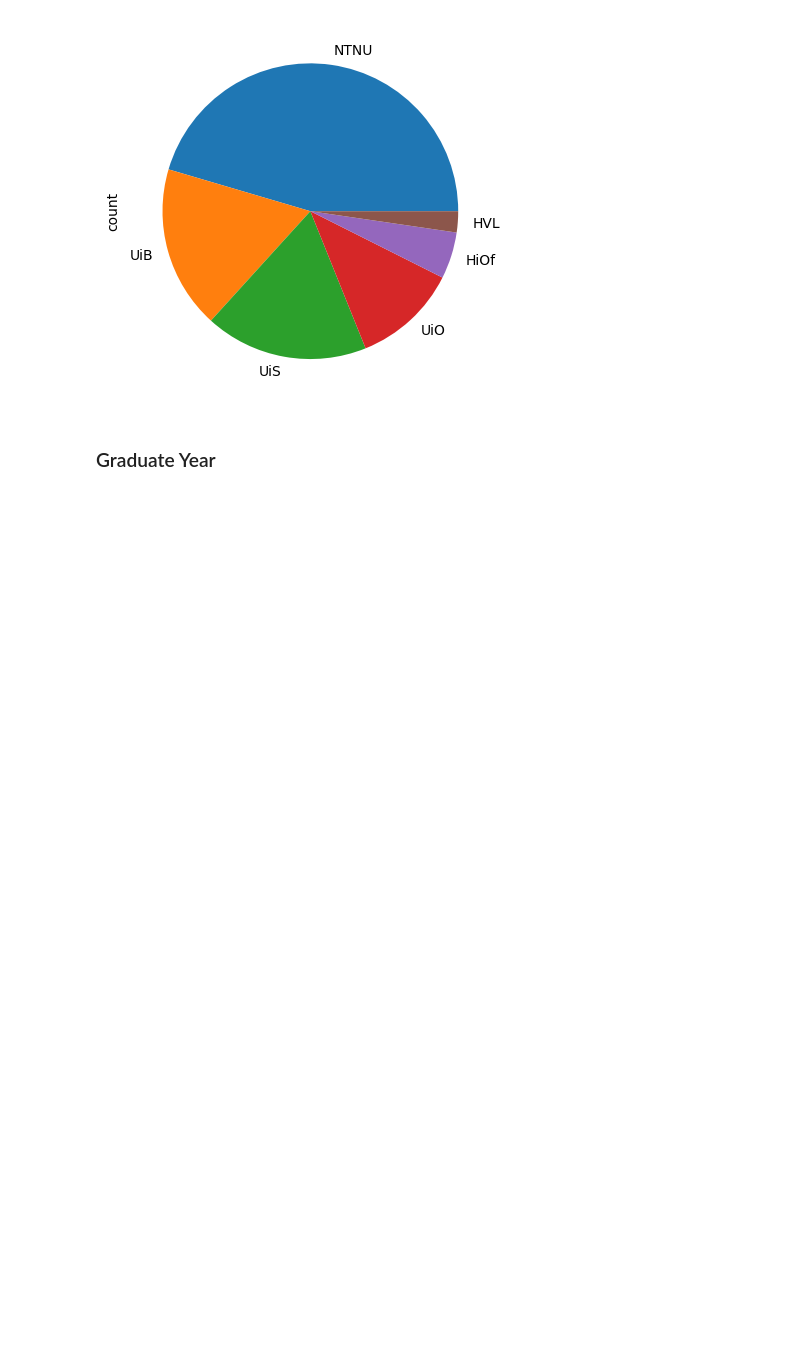
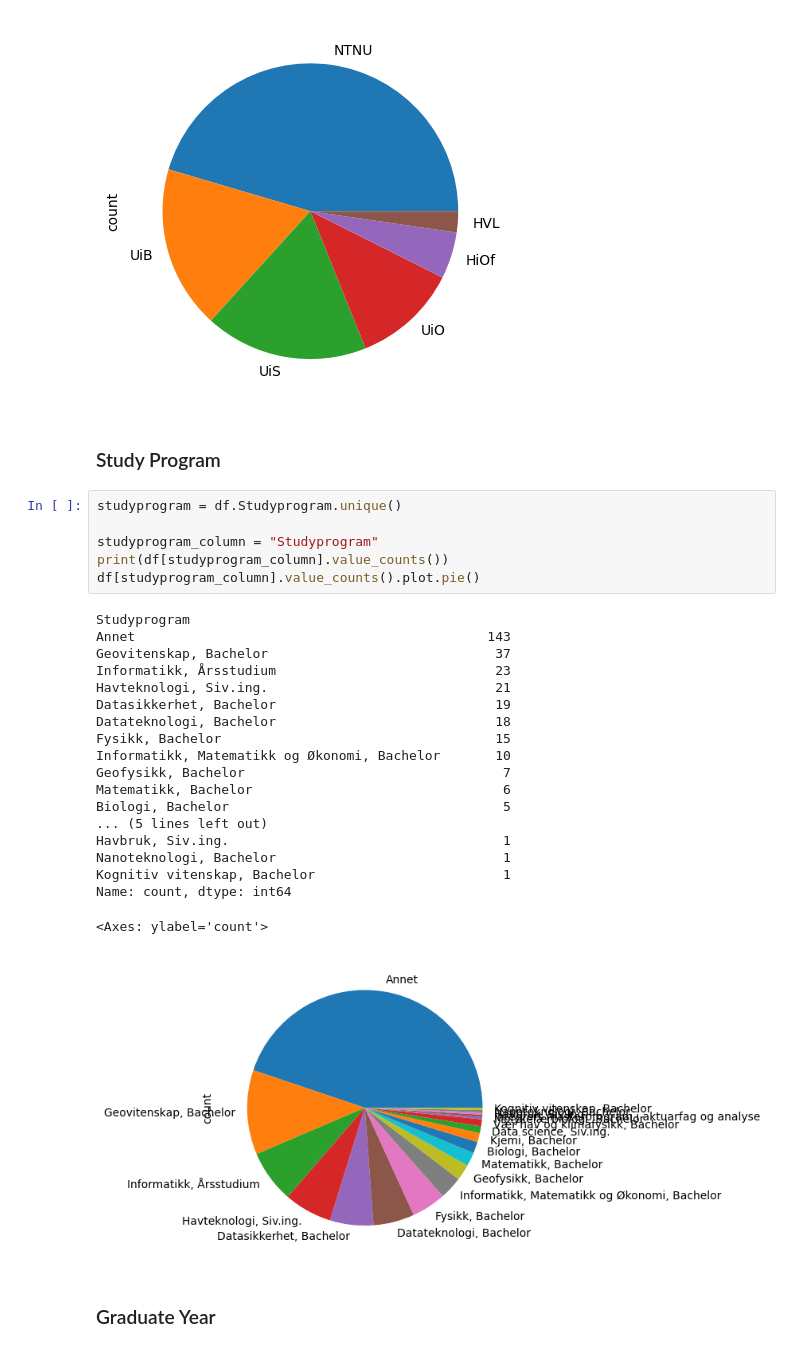
Before and after one commit to SondreBolland/Nordic-Prior-Knowledge-Test-2024, a Jupyter notebook: Dynamic Report.ipynb, the cells around one changed output. Cells and saved outputs as stored; diff of their text form; blank space fills up the shorter version.

```diff
--- a/Dynamic Report.ipynb
+++ b/Dynamic Report.ipynb
@@ -93,6 +101,34 @@ HVL      43
 Name: count, dtype: int64
 <Axes: ylabel='count'>
 [figure]
+# %% [markdown]
+### Study Program
+# %%
+studyprogram = df.Studyprogram.unique()
+
+studyprogram_column = "Studyprogram"
+print(df[studyprogram_column].value_counts())
+df[studyprogram_column].value_counts().plot.pie()
+# %% [output]
+Studyprogram
+Annet                                             143
+Geovitenskap, Bachelor                             37
+Informatikk, Årsstudium                            23
+Havteknologi, Siv.ing.                             21
+Datasikkerhet, Bachelor                            19
+Datateknologi, Bachelor                            18
+Fysikk, Bachelor                                   15
+Informatikk, Matematikk og Økonomi, Bachelor       10
+Geofysikk, Bachelor                                 7
+Matematikk, Bachelor                                6
+Biologi, Bachelor                                   5
+... (5 lines left out)
+Havbruk, Siv.ing.                                   1
+Nanoteknologi, Bachelor                             1
+Kognitiv vitenskap, Bachelor                        1
+Name: count, dtype: int64
+<Axes: ylabel='count'>
+[figure, added]
 # %% [markdown]
 ### Graduate Year
 # %%
```
Also changed, not shown: parts of 20 cells of this notebook.
